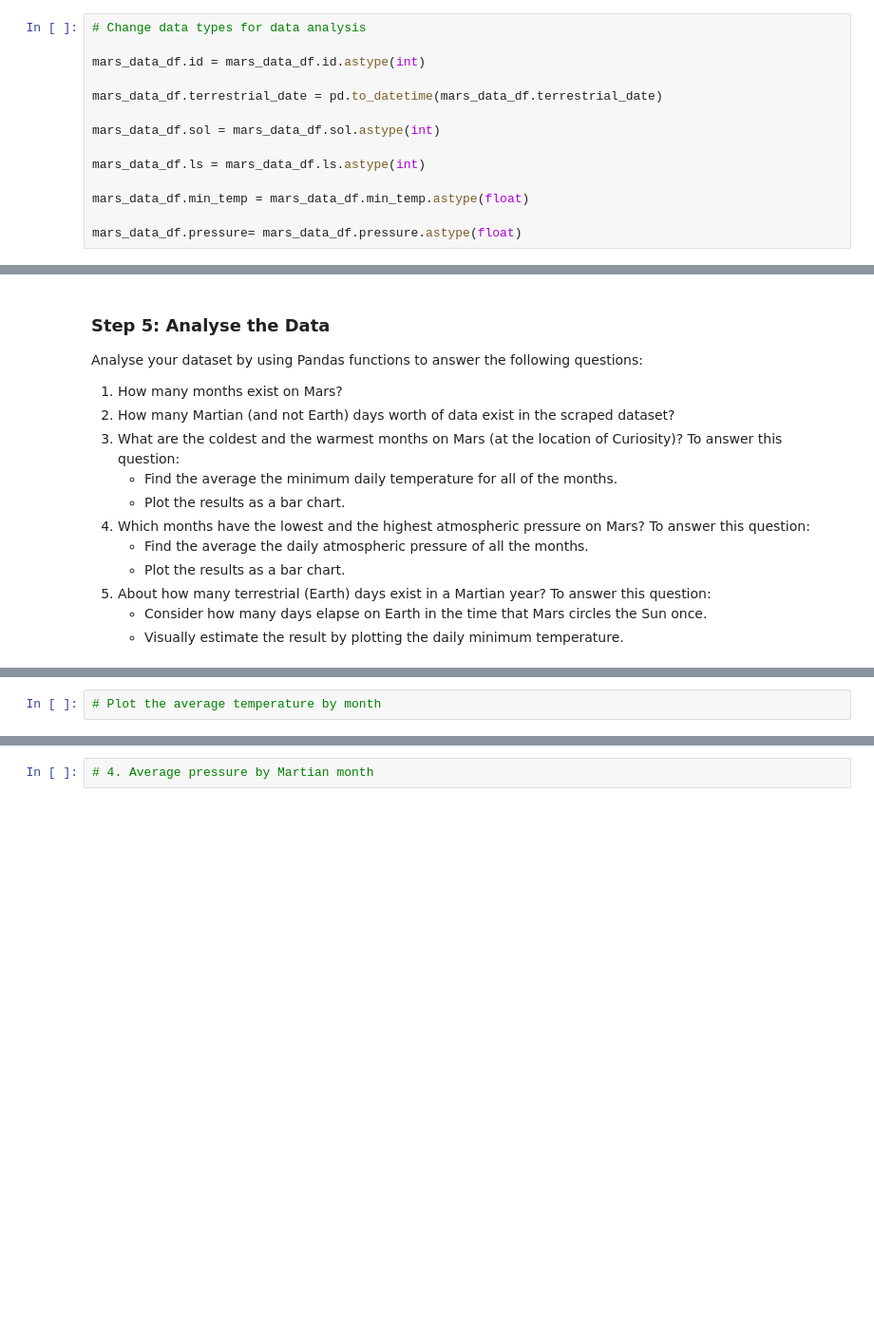
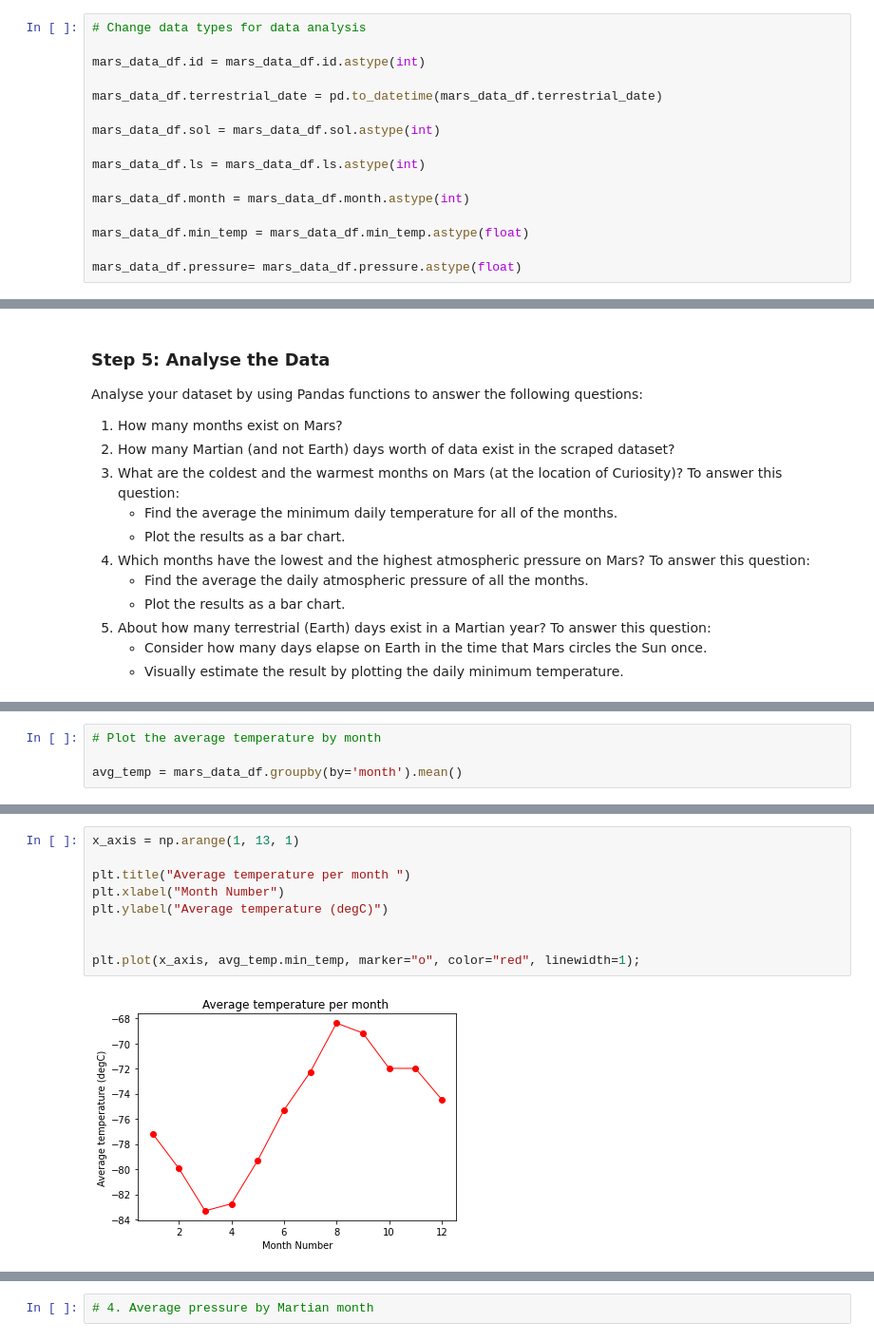
Before and after one commit to lcardsvr/Module-11-Challenge, a Jupyter notebook: part_2_mars_weather.ipynb, the cells around one changed output, grey strips where cells are left out. Shown at 95% size. Cells and saved outputs as stored; diff of their text form; blank space fills up the shorter version.

```diff
--- a/part_2_mars_weather.ipynb
+++ b/part_2_mars_weather.ipynb
@@ -184,6 +185,8 @@ mars_data_df.sol = mars_data_df.sol.astype(int)
 
 mars_data_df.ls = mars_data_df.ls.astype(int)
 
+mars_data_df.month = mars_data_df.month.astype(int)
+
 mars_data_df.min_temp = mars_data_df.min_temp.astype(float)
 
 mars_data_df.pressure= mars_data_df.pressure.astype(float)
@@ -231,2 +267,4 @@ Analyse your dataset by using Pandas functions to answer the following questions
 # %%
 # Plot the average temperature by month
+
+avg_temp = mars_data_df.groupby(by='month').mean()
@@ -234,0 +288,11 @@ Analyse your dataset by using Pandas functions to answer the following questions
+# %%
+x_axis = np.arange(1, 13, 1)
+
+plt.title("Average temperature per month ")
+plt.xlabel("Month Number")
+plt.ylabel("Average temperature (degC)")
+
+
+plt.plot(x_axis, avg_temp.min_temp, marker="o", color="red", linewidth=1);
+# %% [output]
+[figure, added]
```
Also changed, not shown: parts of 12 cells of this notebook.
